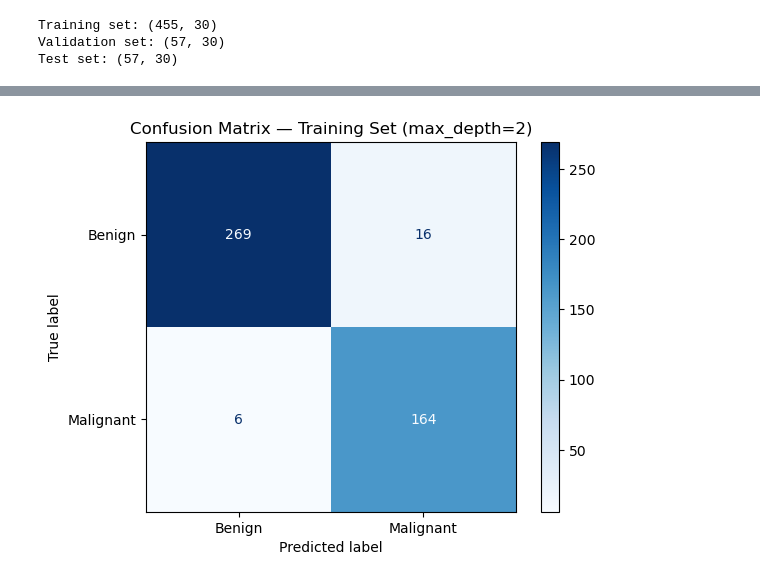
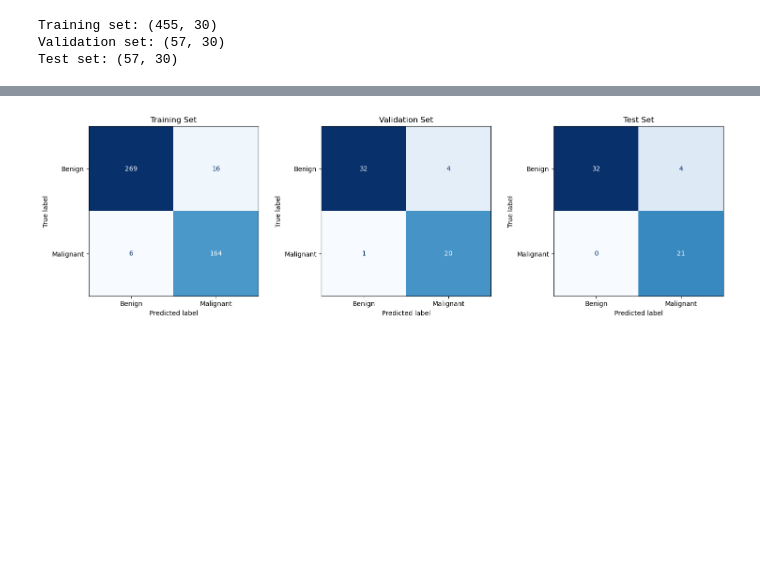
Before and after one commit to Duppal147/Stat-451, a Jupyter notebook: Stat 451 Decision Tree.ipynb, the cells around one changed output, grey strips where cells are left out. Saved outputs shown, nothing was run; the diff lists cells and outputs as text; code cells hidden in the pictures; blank space fills up the shorter version.

```diff
--- a/Stat 451 Decision Tree.ipynb
+++ b/Stat 451 Decision Tree.ipynb
@@ -107,11 +192,20 @@ Text(0.5, 1.0, "Decision Tree (max_depth=2, class_weight='balanced')")
 [figure]
-# %%
-#confussion matrix
-cm_train = confusion_matrix(y_train, y_train_pred)
-disp = ConfusionMatrixDisplay(confusion_matrix=cm_train, display_labels=['Benign', 'Malignant'])
-disp.plot(cmap='Blues')
-plt.title(f"Confusion Matrix — Training Set (max_depth={best_depth})")
-plt.show()
-# %% [output]
-[figure, removed]
+# %%
+#confussion matrix
+fig, axes = plt.subplots(1, 3, figsize=(15, 4.5))
+
+for ax, name, y_true, y_pred in [
+    (axes[0], "Training", y_train, y_train_pred),
+    (axes[1], "Validation", y_val, y_val_pred),
+    (axes[2], "Test", y_test, y_test_pred),
+]:
+    cm = confusion_matrix(y_true, y_pred)
+    disp = ConfusionMatrixDisplay(confusion_matrix=cm, display_labels=['Benign', 'Malignant'])
+    disp.plot(cmap='Blues', ax=ax, colorbar=False)
+    ax.set_title(f"{name} Set")
+
+plt.tight_layout()
+plt.show()
+# %% [output]
+[figure, added]
 # %%
```
Also changed, not shown: parts of 12 cells of this notebook.
